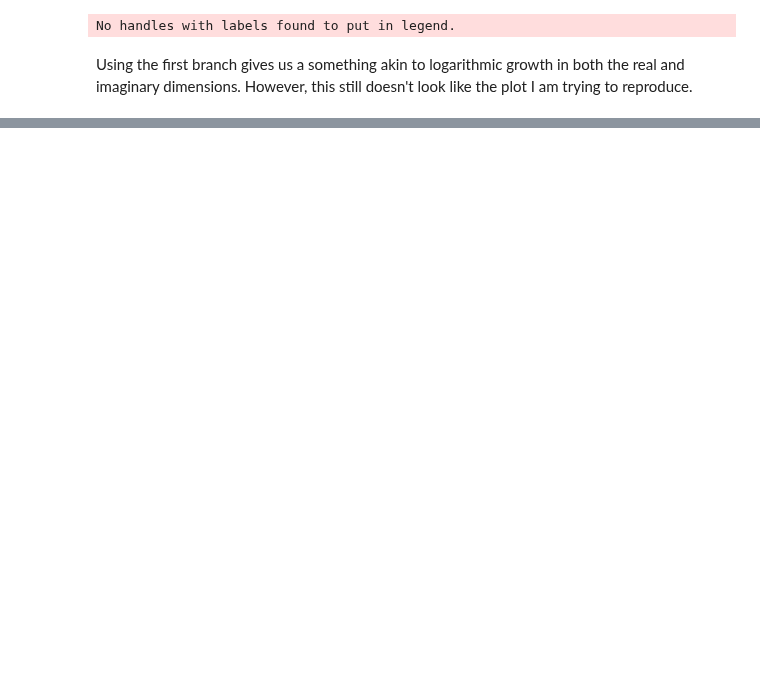
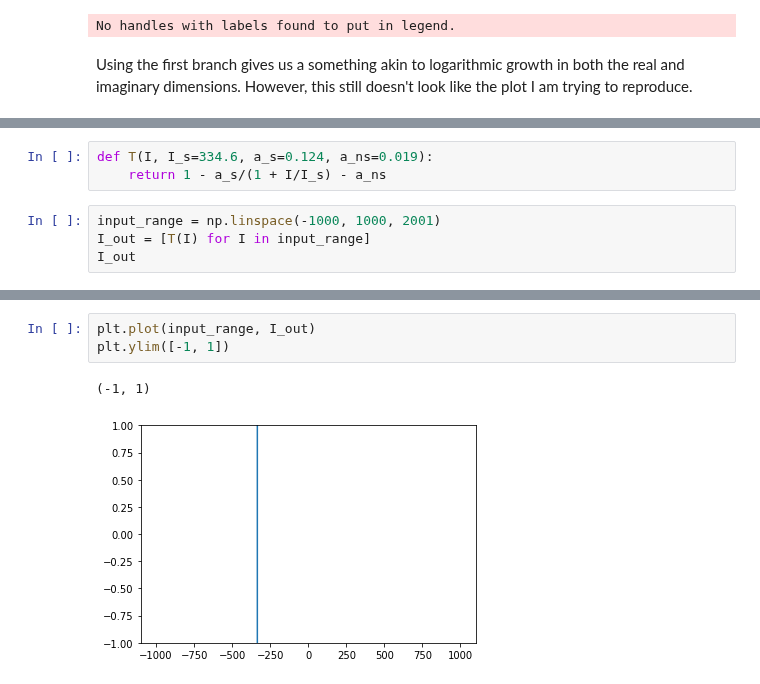
Before and after one commit to AnthonyDickson/summer-bursary-2018, a Jupyter notebook: Saturable Absorption Demo.ipynb, the cells around one changed output, grey strips where cells are left out. Saved outputs shown, nothing was run; the diff lists cells and outputs as text; blank space fills up the shorter version.

```diff
--- a/Saturable Absorption Demo.ipynb
+++ b/Saturable Absorption Demo.ipynb
@@ -262,0 +268,7 @@ Using the first branch gives us a something akin to logarithmic growth in both t
+# %%
+def T(I, I_s=334.6, a_s=0.124, a_ns=0.019):
+    return 1 - a_s/(1 + I/I_s) - a_ns
+# %%
+input_range = np.linspace(-1000, 1000, 2001)
+I_out = [T(I) for I in input_range]
+I_out
@@ -262,0 +293,6 @@ Using the first branch gives us a something akin to logarithmic growth in both t
+# %%
+plt.plot(input_range, I_out)
+plt.ylim([-1, 1])
+# %% [output]
+(-1, 1)
+[figure, added]
```
Also changed, not shown: parts of 3 cells of this notebook.
